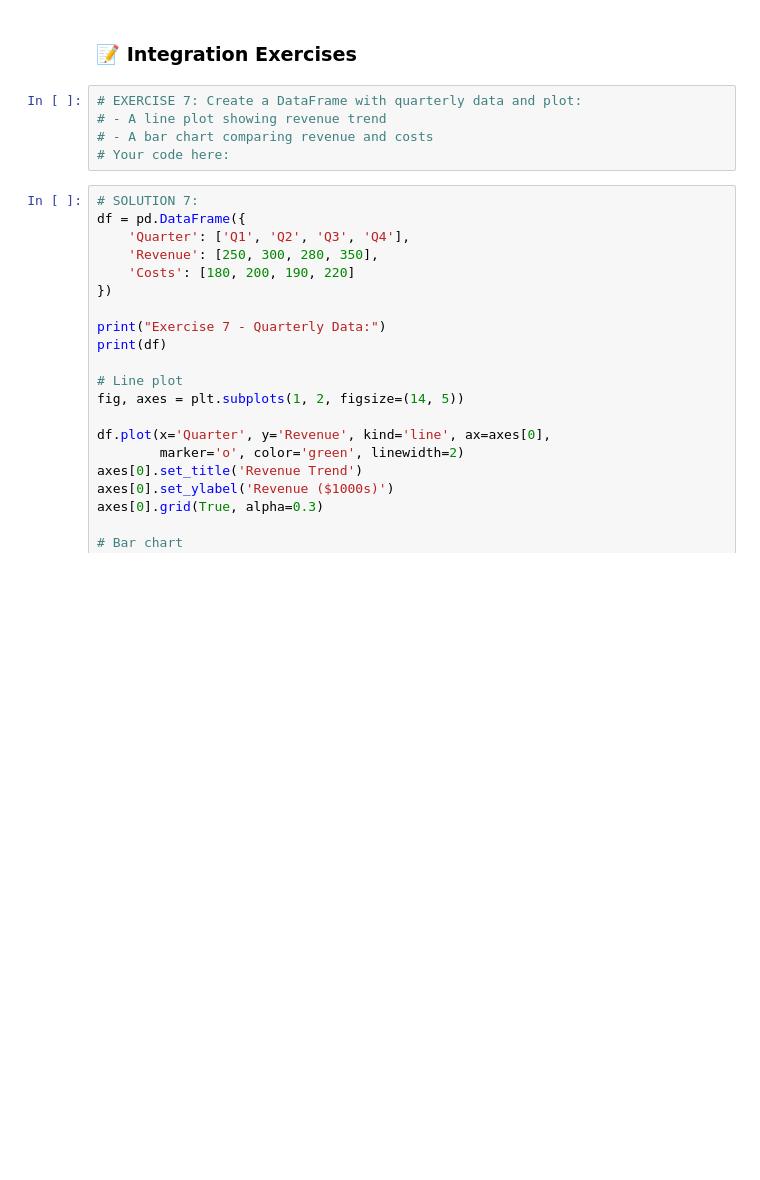
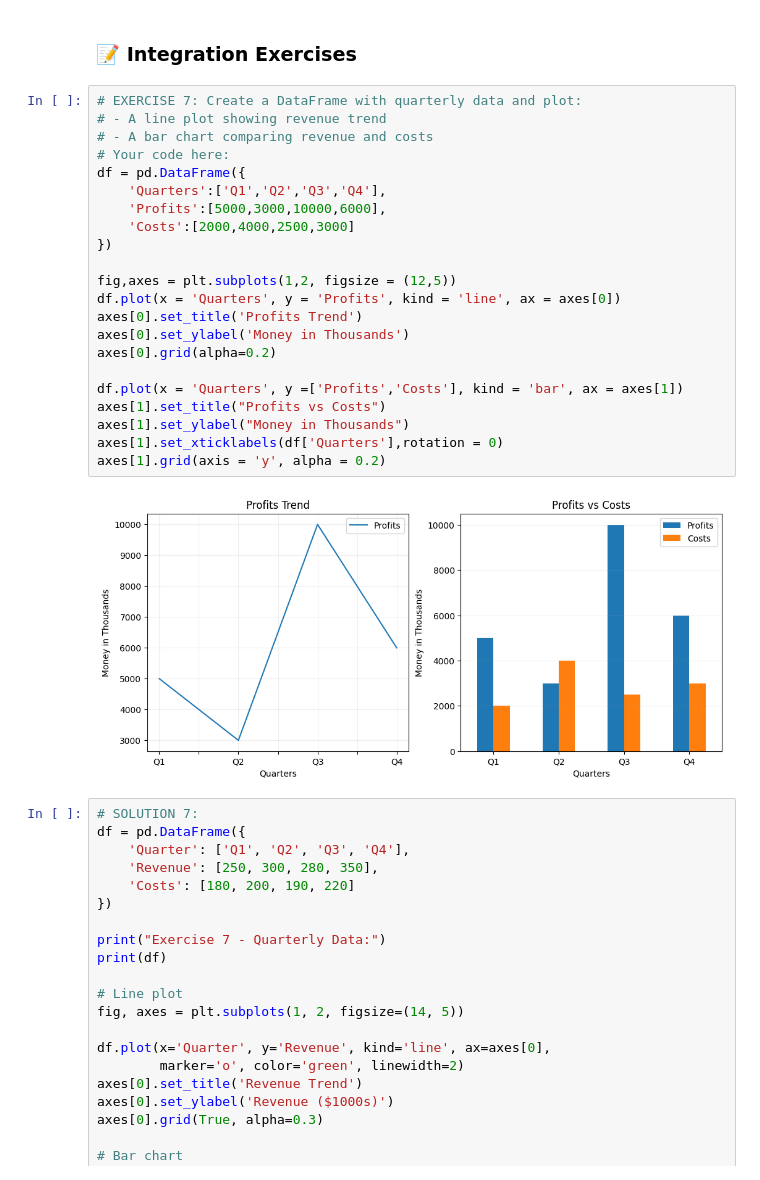
Before and after one commit to awesomesauss/MLAI, a Jupyter notebook: Lab4_Pandas_Matplotlib.ipynb, the cells around one changed output. Saved outputs shown, nothing was run; the diff lists cells and outputs as text; blank space fills up the shorter version.

```diff
--- a/Lab4_Pandas_Matplotlib.ipynb
+++ b/Lab4_Pandas_Matplotlib.ipynb
@@ -1181,11 +1283,30 @@ History -0.170227 -0.017613 -0.000259  1.000000
 [figure]
 # %% [markdown]
 ### 📝 Integration Exercises
-# %%
-# EXERCISE 7: Create a DataFrame with quarterly data and plot:
-# - A line plot showing revenue trend
-# - A bar chart comparing revenue and costs
-# Your code here:
+# %%
+# EXERCISE 7: Create a DataFrame with quarterly data and plot:
+# - A line plot showing revenue trend
+# - A bar chart comparing revenue and costs
+# Your code here:
+df = pd.DataFrame({
+    'Quarters':['Q1','Q2','Q3','Q4'],
+    'Profits':[5000,3000,10000,6000],
+    'Costs':[2000,4000,2500,3000]
+})
+
+fig,axes = plt.subplots(1,2, figsize = (12,5))
+df.plot(x = 'Quarters', y = 'Profits', kind = 'line', ax = axes[0])
+axes[0].set_title('Profits Trend')
+axes[0].set_ylabel('Money in Thousands')
+axes[0].grid(alpha=0.2)
+
+df.plot(x = 'Quarters', y =['Profits','Costs'], kind = 'bar', ax = axes[1])
+axes[1].set_title("Profits vs Costs")
+axes[1].set_ylabel("Money in Thousands")
+axes[1].set_xticklabels(df['Quarters'],rotation = 0)
+axes[1].grid(axis = 'y', alpha = 0.2)
+# %% [output]
+[figure, added]
 # %%
 # SOLUTION 7:
 df = pd.DataFrame({
```
Also changed, not shown: parts of 8 cells of this notebook.
